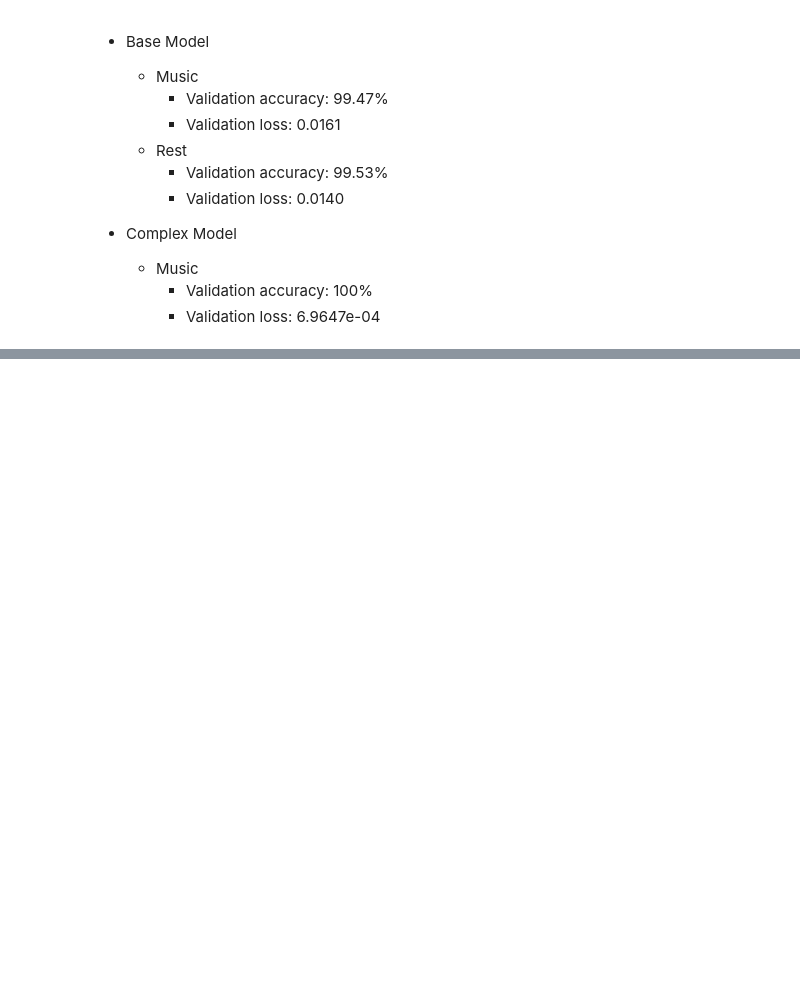
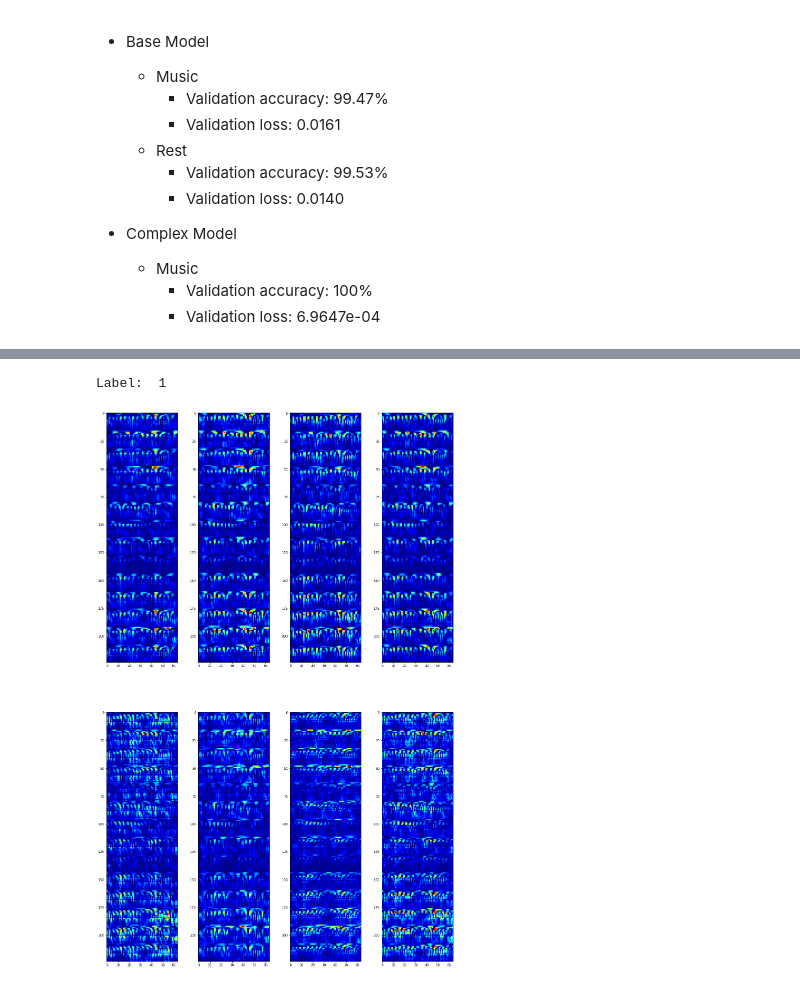
Before and after one commit to Koda98/CSE247-project, a Jupyter notebook: CNN_2D.ipynb, the cells around one changed output, grey strips where cells are left out. Cells and saved outputs as stored; diff of their text form; code cells hidden in the pictures; blank space fills up the shorter version.

```diff
--- a/CNN_2D.ipynb
+++ b/CNN_2D.ipynb
@@ -382,0 +314,7 @@ print("Label: ", X_train[index])
+# %%
+from tensorflow.keras.models import Model
+layer_outputs = [layer.output for layer in base_model.layers]
+for layer in layer_outputs:
+    print(layer)
+# feature_map_model = Model(inputs=complex_model.input, output=layer_outputs)
+feature_map_model = Model(base_model.input, layer_outputs)
@@ -382,0 +341,9 @@ print("Label: ", X_train[index])
+# %%
+index = 100
+
+activations = feature_map_model.predict(X_train[index].reshape(1,448,128,1))
+display_activation(activations, 4, 2, 1)
+print("Label: ", y_train[index])
+# %% [output]
+Label:  1
+[figure, added]
```
Also changed, not shown: parts of 22 cells of this notebook, 1 other file.
